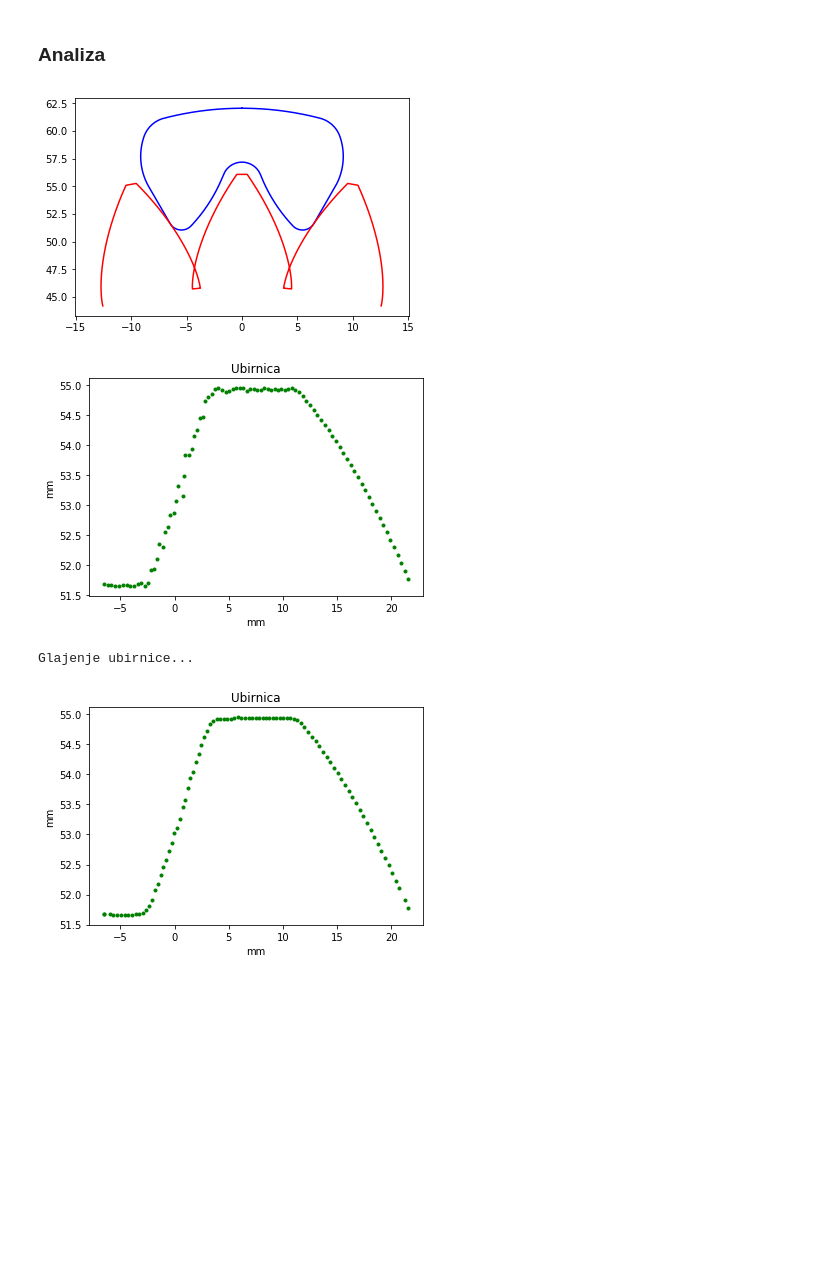
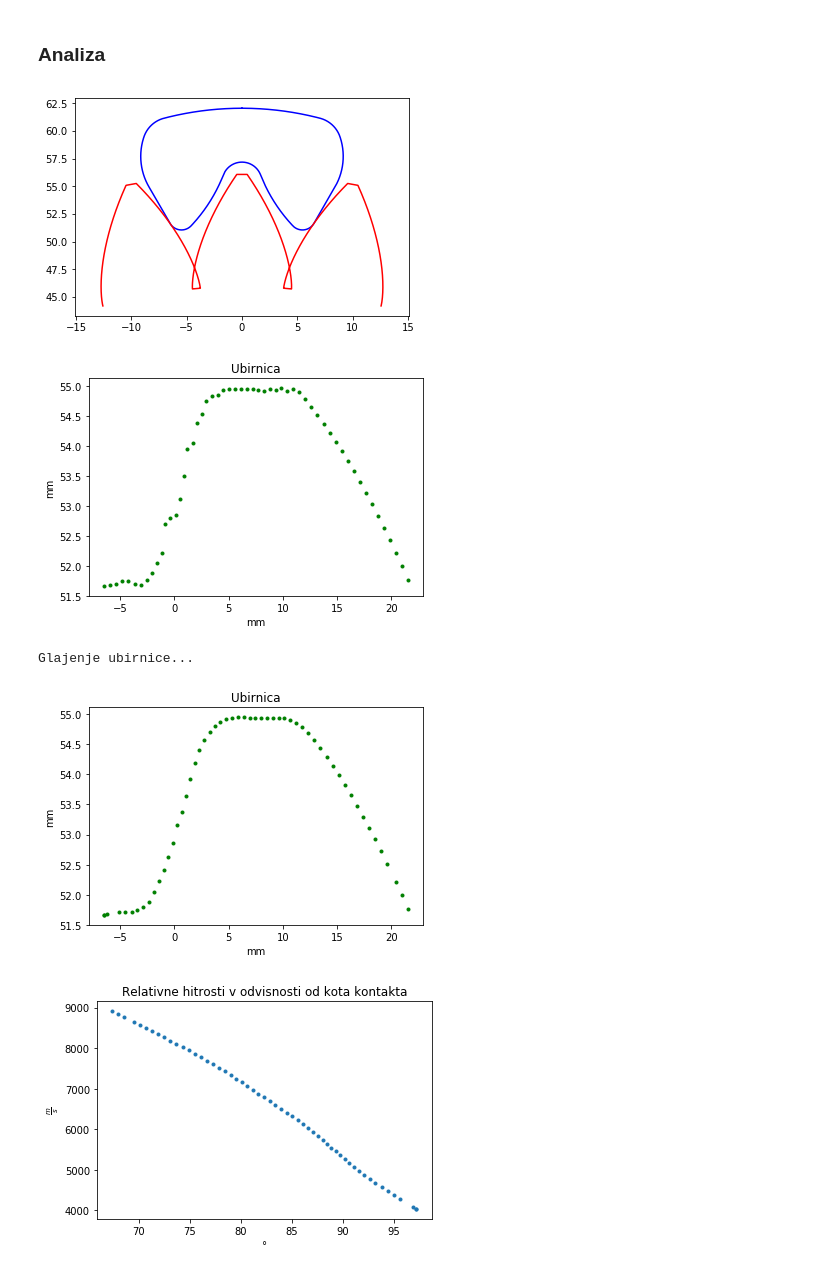
Before and after one commit to JMarinko/veriga, a Jupyter notebook: clen_novo.ipynb, the cells around one changed output. Saved outputs shown, nothing was run; the diff lists cells and outputs as text; code cells hidden in the pictures; blank space fills up the shorter version.

Commit message:
Relativne hitrosti ... rezultati pričakovani

```diff
--- a/clen_novo.ipynb
+++ b/clen_novo.ipynb
@@ -13,6 +13,7 @@ podatki = [['06', 9.525, 3.76, 10.9, 6.7, 3, 9, 0.6],
            ['16', 25.4, 10.04, 27.7, 14, 1.8, 20, 0.5],
            ['24', 38.1, 14.95, 41, 21, 2.8, 30, 0.5],
            ['32', 50.8, 19.93, 55, 28, 3.6, 40, 0.5]]
+omega = 200  # s^-1
 # %% [markdown]
 ### Člen
 # %%
@@ -63,7 +64,7 @@ class Clen():
 
         # Zbiranje rezultatov
 
-        st_t_c = 500  # Število_točk_člen -> število točk, ki jih uporabim na posamezni krivulji
+        st_t_c = 300  # Število_točk_člen -> število točk, ki jih uporabim na posamezni krivulji  500
         self.x0 = []
         self.y0 = []
         funkcije = [self.x1, self.y1, self.x2, self.y2, self.x3, self.y3, self.x4, self.y4, self.x5, self.y5,
@@ -209,7 +210,7 @@ class Veriznik():
         x_evo0 = [self.f_x_evolventa(osnovni_premer / 2, u)]
         y_evo0 = [self.f_y_evolventa(osnovni_premer / 2, u)]
         while r_trenutni < self.zunanji_premer / 2:
-            napaka = 0.000002  # korak po katerem se pomika cez točke
+            napaka = 0.00001  # korak po katerem se pomika cez točke  0.000002
             u += napaka
             x_trenutni = self.f_x_evolventa(osnovni_premer / 2, u)
             y_trenutni = self.f_y_evolventa(osnovni_premer / 2, u)
@@ -219,8 +220,8 @@ class Veriznik():
             if abs(r_trenutni - razdelni_premer / 2) <= ((razdelni_premer - osnovni_premer) / 2) / len(x_evo0):
                 xy_razdelni = (x_trenutni, y_trenutni)
 
-        zeljeno_stevilo_tock = 500  # število točk, ki jih uporabim na posameznem odseku. Če to želim zvečati,
-                                    # moram zmanjšati korak! Drugače analiza: "Error: array without sequence."
+        zeljeno_stevilo_tock = 300  # število točk, ki jih uporabim na posameznem odseku. Če to želim zvečati,
+                                    # moram zmanjšati korak! Drugače analiza: "Error: array without sequence."  500
         korak_po_tockah = int(len(x_evo0) / zeljeno_stevilo_tock) + 1
         x_evo1 = x_evo0[::korak_po_tockah]
         y_evo1 = y_evo0[::korak_po_tockah]
@@ -340,6 +341,7 @@ class Analiza():
         self.izris_ubirnice()
         self.glajenje_ubirnice()
         self.izris_ubirnice()
+        self.relativne_hitrosti()
 
     def priblizaj(self):
 
@@ -418,13 +420,43 @@ class Analiza():
         self.x_v = self.x_g
         self.y_v = self.y_g
 
-    #def relativne_hitrosti(self):
+    def relativne_hitrosti(self):
+        self.rel_hitrosti = []
+        self.koti_kontakta = []
+        self.koti_veriznika = []
+        kot_veriznika = np.pi / 2
+        for x, y in zip(self.x_v, self.y_v):
+            r = np.sqrt(x ** 2 + y ** 2)
+            v_obodna = omega * r
+            alpha = np.arctan(y / x)
+            if alpha < 0:
+                alpha += np.pi
+            phi = alpha - self.c.alpha_r
+            v_rel = v_obodna * np.cos(phi)
+            self.rel_hitrosti.append(v_rel)
+            self.koti_kontakta.append(np.rad2deg(alpha))
+            self.koti_veriznika.append(np.rad2deg(kot_veriznika))
+            kot_veriznika -= self.kot_analize
+
+        # Izris
+        plt.plot(self.koti_kontakta, self.rel_hitrosti, '.')
+        plt.title('Relativne hitrosti v odvisnosti od kota kontakta')
+        plt.xlabel('°')
+        plt.ylabel("$\\frac{m}{s}$")
+        plt.show()
+
+        plt.plot(self.koti_veriznika, self.rel_hitrosti, '.')
+        plt.title('Relativne hitrosti v odvisnosti od kota veriznika')
+        plt.xlabel('°')
+        plt.ylabel("$\\frac{m}{s}$")
+        plt.show()
 # %%
-a = Analiza(podatki[0], 35, np.pi/500)  # Dobro: st tock obeh 500, pi/500
+a = Analiza(podatki[0], 35, np.pi/300)  # Dobro: st tock obeh 500, pi/500, korak = 0.000002
 # Če želim pohitrit, spremeni št točk verižnika in
 # predvsem korak zanko prej -> "napaka".
 # %% [output]
 [figure]
-[figure, old version]
+[figure, new version]
 Glajenje ubirnice...
-[figure, old version]
+[figure, new version]
+[figure, added]
```
Also changed, not shown: parts of 1 cell of this notebook.
